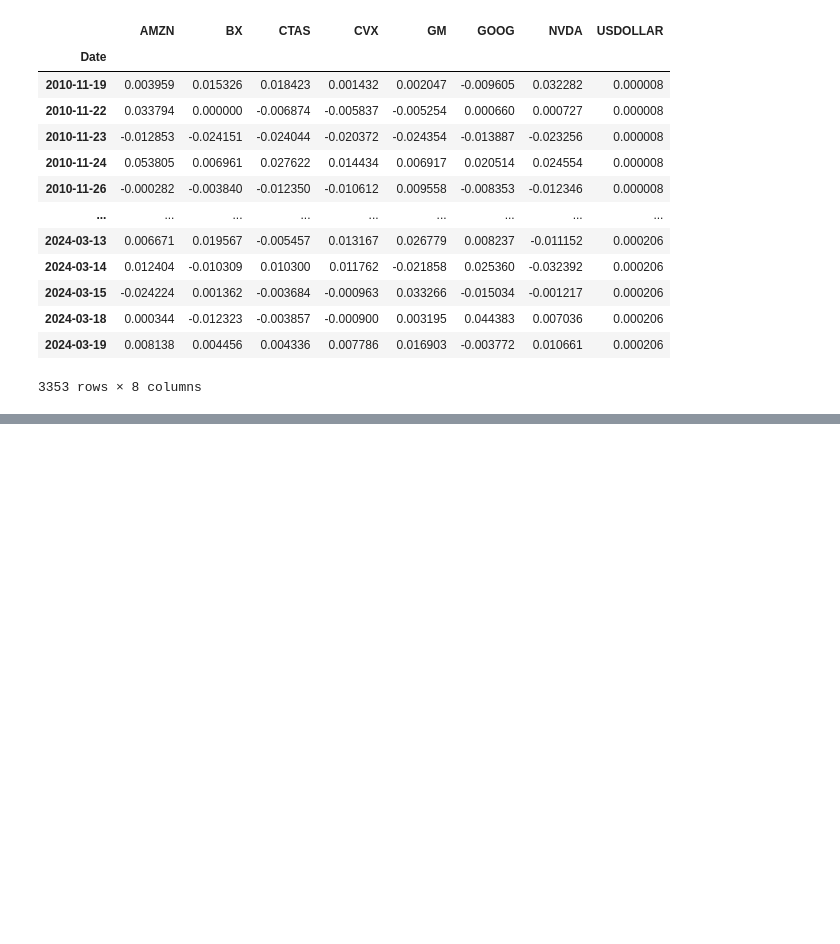
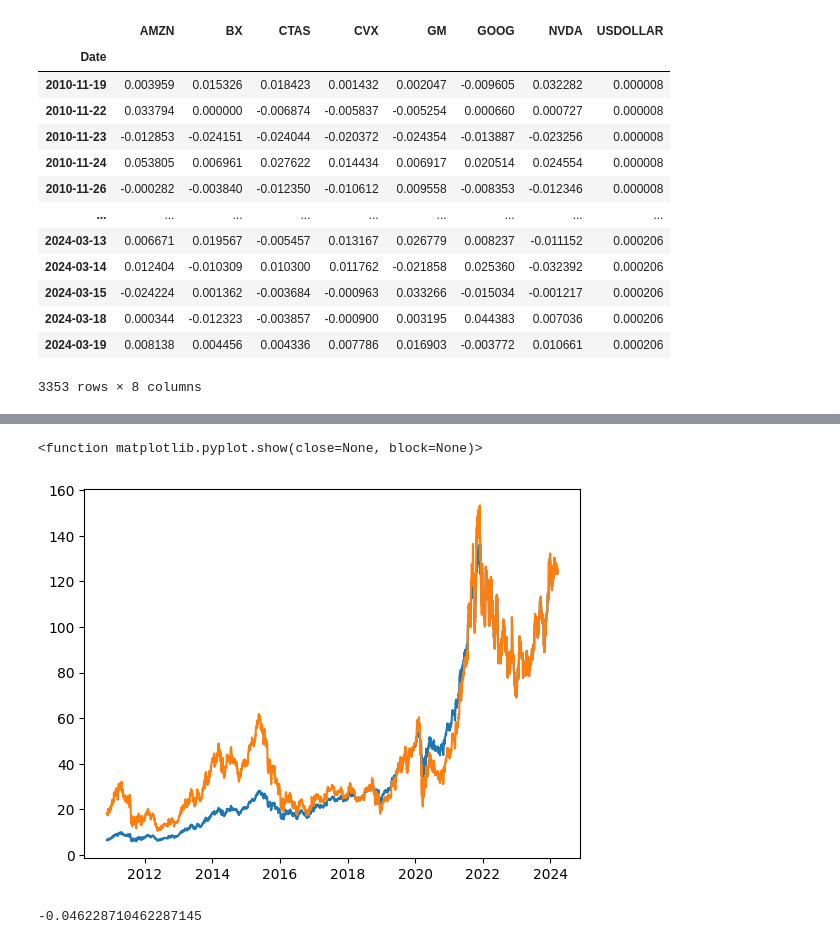
Before and after one commit to thomas-c-suman/ORIE5370Project, a Jupyter notebook: 5370 v2.ipynb, the cells around one changed output, grey strips where cells are left out. Cells and saved outputs as stored; diff of their text form; code cells hidden in the pictures; blank space fills up the shorter version.

```diff
--- a/5370 v2.ipynb
+++ b/5370 v2.ipynb
@@ -295,0 +235,28 @@ m = var_bx2 / var_bx
+# %%
+returns_2 = returns_real[returns_real.index >= pd.Timestamp('2022-01-01')]
+returns_2 = returns_2[returns_2.index <= pd.Timestamp('2023-01-01')]
+stocks_2 = returns_2[['AMZN', 'BX', 'CTAS', 'CVX', 'GM', 'GOOG', 'NVDA']]
+stockmat2 = stocks_2.to_numpy()
+stockmat2 = stockmat2.T
+bx2 = stockmat2[1]
+var_bx2 = np.var(bx2)
+m = var_bx2 / var_bx
+m = m ** 0.5
+# %%
+demeaned = bx - np.mean(bx)
+scaled = demeaned * m
+newbx = scaled + np.mean(bx)
+newbx = newbx.T
+newbx.shape
+returns_new = returns_real.copy()
+returns_new.iloc[:2798, 1] = newbx
+init = prices_real.iloc[0, :].to_numpy()
+rets = returns_new[['AMZN', 'BX', 'CTAS', 'CVX', 'GM', 'GOOG', 'NVDA']]
+ret = rets.to_numpy()
+prices_new = prices_real.copy()
+curr_price =  prices_real.iloc[3353, :].to_numpy()
+curr_price = curr_price[1]
+for i in range(len(ret) - 1, -1, -1):
+    curr_ret = ret[i][1] + 1
+    curr_price = curr_price / curr_ret
+    prices_new.iloc[i, 1] = curr_price
@@ -295,0 +360,15 @@ m = var_bx2 / var_bx
+# %%
+bx_og = prices_real['BX']
+# %%
+bx_edit = prices_new['BX']
+# %%
+plt.plot(bx_og)
+plt.plot(bx_edit)
+plt.show
+# %% [output]
+<function matplotlib.pyplot.show(close=None, block=None)>
+[figure, added]
+# %%
+(3.288 - 3.44) / 3.288
+# %% [output]
+-0.046228710462287145
```
Also changed, not shown: parts of 29 cells of this notebook.
